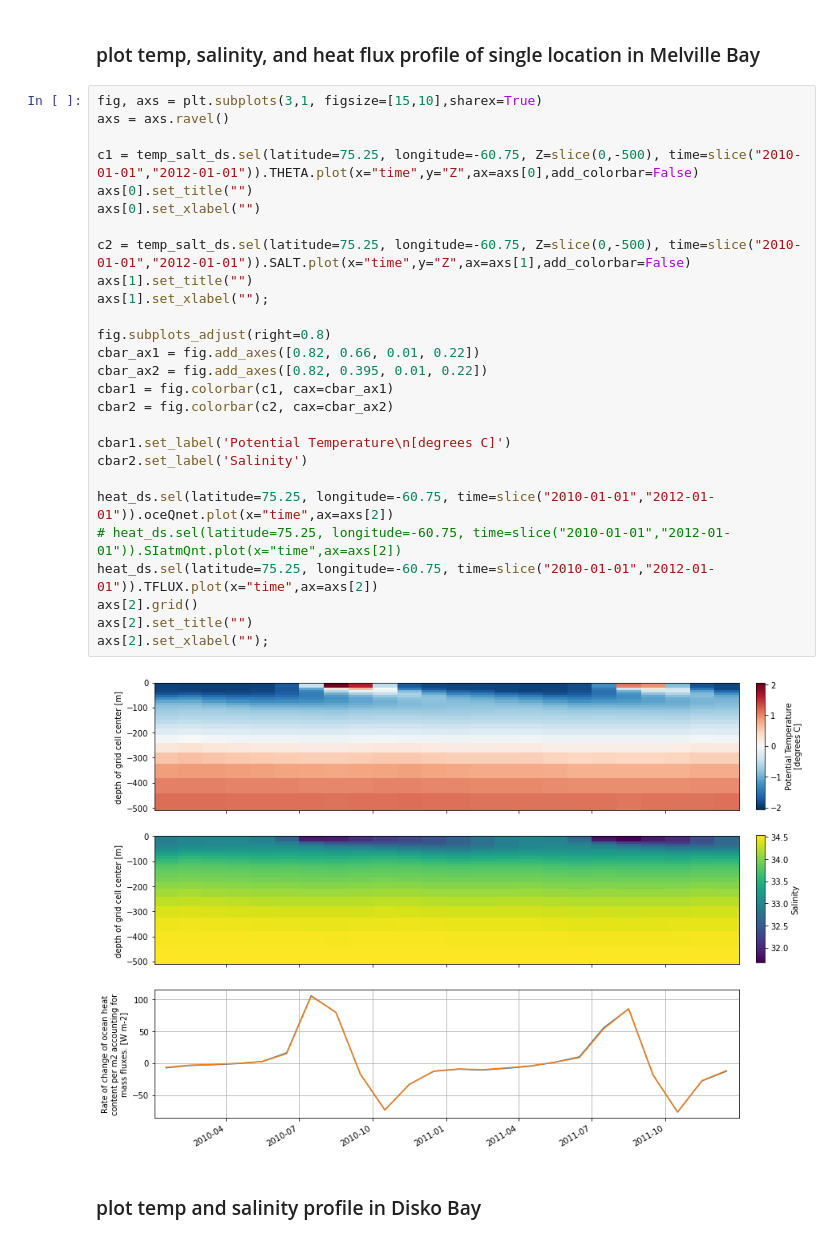
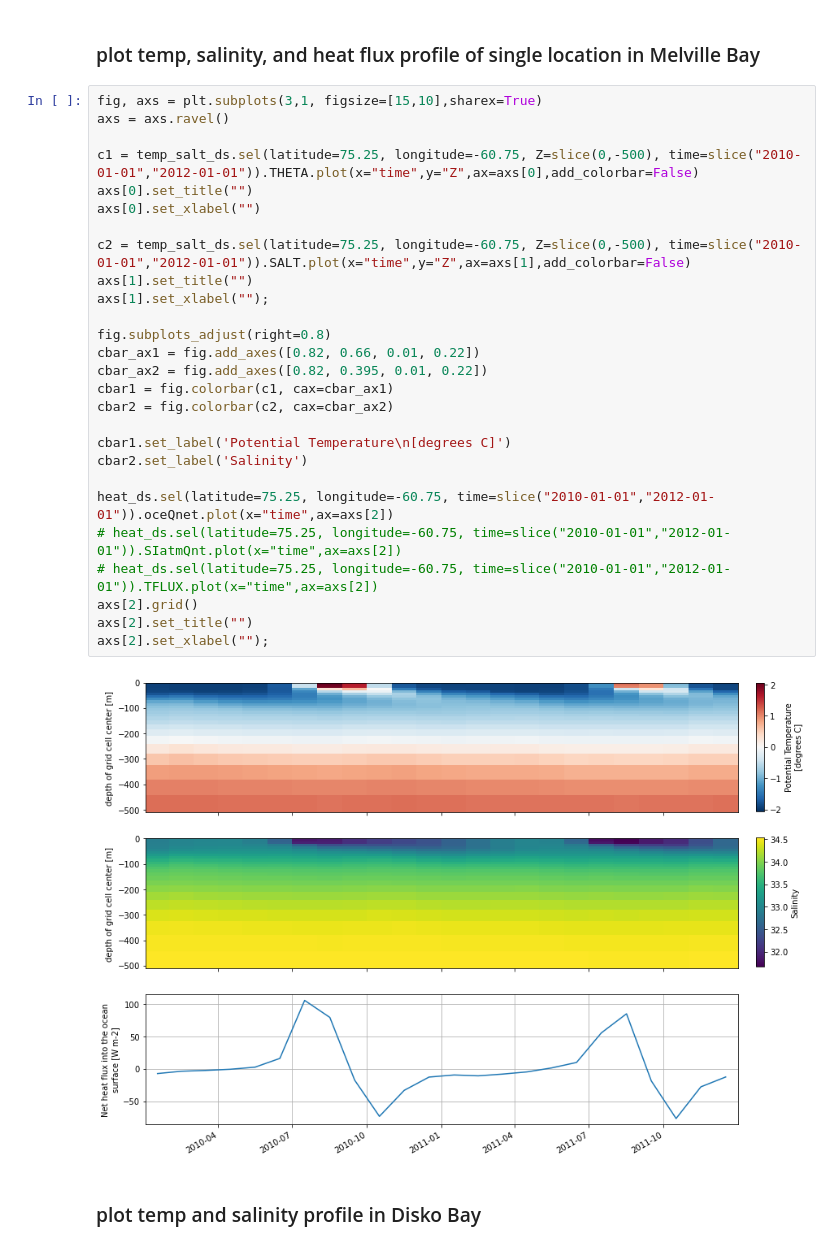
Before and after one commit to mjzahn/ecco, a Jupyter notebook: plot_ecco.ipynb, the cells around one changed output. Cells and saved outputs as stored; diff of their text form.

```diff
--- a/plot_ecco.ipynb
+++ b/plot_ecco.ipynb
@@ -202,32 +214,32 @@ variable `TFLUX`: Rate of change of ocean heat content per m2 accounting for mas
 # %%
 fig, axs = plt.subplots(3,1, figsize=[15,10],sharex=True)
 axs = axs.ravel()
 
 c1 = temp_salt_ds.sel(latitude=75.25, longitude=-60.75, Z=slice(0,-500), time=slice("2010-01-01","2012-01-01")).THETA.plot(x="time",y="Z",ax=axs[0],add_colorbar=False)
 axs[0].set_title("")
 axs[0].set_xlabel("")
 
 c2 = temp_salt_ds.sel(latitude=75.25, longitude=-60.75, Z=slice(0,-500), time=slice("2010-01-01","2012-01-01")).SALT.plot(x="time",y="Z",ax=axs[1],add_colorbar=False)
 axs[1].set_title("")
 axs[1].set_xlabel("");
 
 fig.subplots_adjust(right=0.8)
 cbar_ax1 = fig.add_axes([0.82, 0.66, 0.01, 0.22])
 cbar_ax2 = fig.add_axes([0.82, 0.395, 0.01, 0.22])
 cbar1 = fig.colorbar(c1, cax=cbar_ax1)
 cbar2 = fig.colorbar(c2, cax=cbar_ax2)
 
 cbar1.set_label('Potential Temperature\n[degrees C]')
 cbar2.set_label('Salinity')
 
 heat_ds.sel(latitude=75.25, longitude=-60.75, time=slice("2010-01-01","2012-01-01")).oceQnet.plot(x="time",ax=axs[2])
 # heat_ds.sel(latitude=75.25, longitude=-60.75, time=slice("2010-01-01","2012-01-01")).SIatmQnt.plot(x="time",ax=axs[2])
-heat_ds.sel(latitude=75.25, longitude=-60.75, time=slice("2010-01-01","2012-01-01")).TFLUX.plot(x="time",ax=axs[2])
+# heat_ds.sel(latitude=75.25, longitude=-60.75, time=slice("2010-01-01","2012-01-01")).TFLUX.plot(x="time",ax=axs[2])
 axs[2].grid()
 axs[2].set_title("")
 axs[2].set_xlabel("");
 # %% [output]
-[figure, old version]
+[figure, new version]
 # %% [markdown]
 ### plot temp and salinity profile in Disko Bay
 # %%
```
Also changed, not shown: parts of 3 cells of this notebook.
